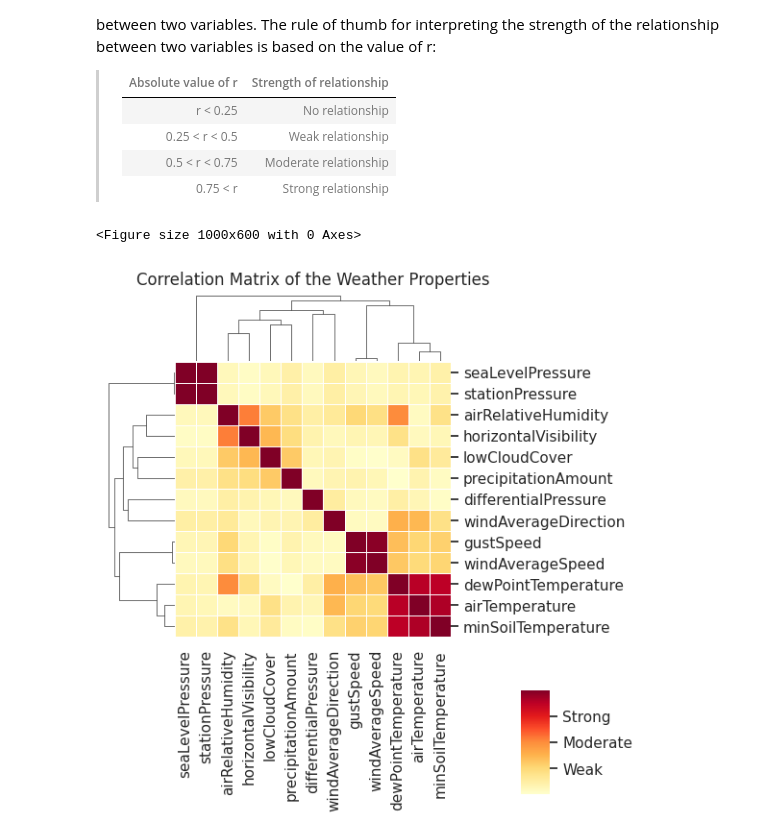
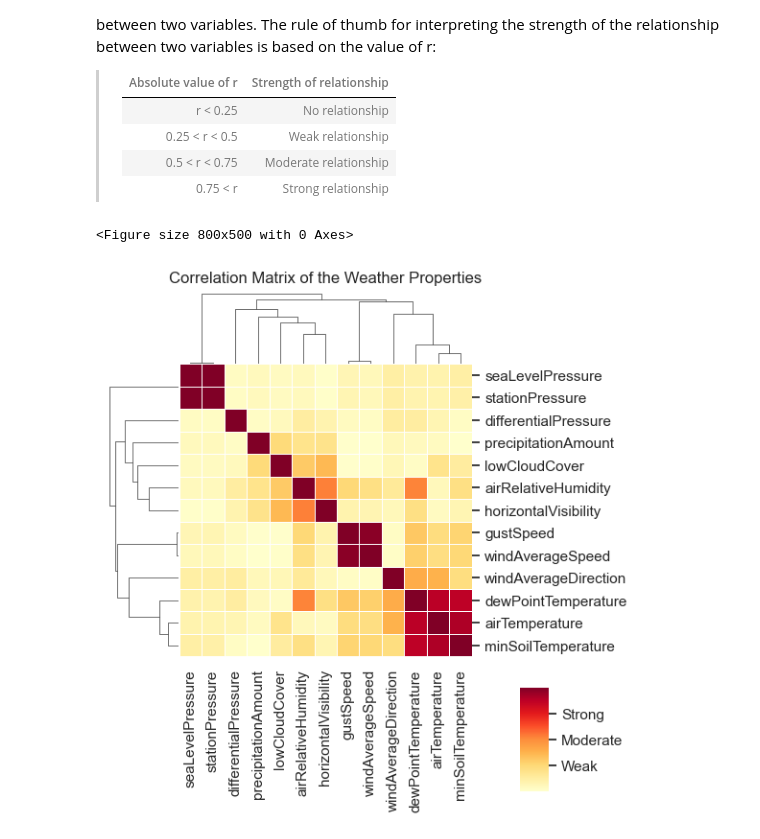
Before and after one commit to Wimmics/kgstat, a Jupyter notebook: KG_and_Regression_Python.ipynb, the cells around one changed output. Saved outputs shown, nothing was run; the diff lists cells and outputs as text; code cells hidden in the pictures.

```diff
--- a/KG_and_Regression_Python.ipynb
+++ b/KG_and_Regression_Python.ipynb
@@ -701,7 +665,7 @@ The fourth _Residuals vs Leverage_ plot can help to detect the outliers. Look fo
 import scipy.stats as stats
 
 plt.figure(figsize=(8,5))
-sns.set_theme()
+sns.set_theme(font_scale = 0.8)
 
 # Plot Residuals vs. Fitted
 y_pred = lr.predict(X)
@@ -737,11 +701,6 @@ plt.title('Scale-Location')
 plt.ylabel('sqrt(abs(Residuals))')
 plt.xlabel('Fitted value')
 
-#TODO: figure out how to plot 'Residuals vs. Leverage'
-# bit it is not absolutely nesessary as we don't use this plot
-
 plt.tight_layout()
 plt.show()
-
-#TODO: work on fontsize to make the plots look prettier
 # %% [output]
@@ -831,44 +813,35 @@ We will perform some basic data manipulations like excluding duplicates, outlier
 # %%
+from sklearn.ensemble import IsolationForest
+from sklearn.neighbors import LocalOutlierFactor
+
 drop_duplicates = True
 drop_missing = True
 drop_outliers = True
-replace_outliers = False
 remove_constants = True
 
-print('Original data shape:', weather_data_all.shape)
+print(f'Original data shape: {weather_data_all.shape}')
 
 if drop_duplicates:
   weather_data_all.drop_duplicates(subset=['time', 'prop'], inplace=True)
-  print('Deduplicated shape:', weather_data_all.shape)
+  print(f'Deduplicated shape: {weather_data_all.shape}')
 
 # Convert to wide format
-weather_data_all_wide = weather_data_all.pivot(index='time', columns='prop', values='value' ).reset_index()
+weather_data_all_wide = weather_data_all.pivot(index='time', columns='prop', values='value' )#.reset_index()
 
-print('Wide format data shape:',  weather_data_all_wide.shape)
+print(f'Wide format data shape: {weather_data_all_wide.shape}')
 
 if drop_missing:
   weather_data_all_wide.dropna(inplace=True)
   print(f'Missing values removed, new shape: {weather_data_all_wide.shape}' )
 
-#TODO: possibly improve with scikit-learn or write an explanation of z-score
-#based outlier detection
 if drop_outliers:
-  from scipy import stats
-  cols = list(weather_data_all_wide.drop(columns='time').columns)
-  # Calculate z-score
-  z_scores = np.abs(stats.zscore(weather_data_all_wide[cols]))
-  # Remove rows with z-score > 3 (0.3%)
-  outlier_mask = np.any(z_scores > 3, axis=1)
-  # Save outliers rows for analysis
-  weather_data_outliers = weather_data_all_wide[outlier_mask]
-  weather_data_all_wide.drop(axis=0, index=weather_data_outliers.index, inplace=True)
-  print(f'Outliers removed {outlier_mask.sum()}, new shape: {weather_data_all_wide.shape}' )
+    # Predict outliers
+    outlier_preds = IsolationForest(contamination=0.05, random_state=42)\
+                    .fit_predict(weather_data_all_wide)
 
-if replace_outliers:
-  from scipy import stats
-  cols = list(weather_data_all_wide.drop(columns='time').columns)
-  z_scores = np.abs(stats.zscore(weather_data_all_wide[cols]))
-  #finish
+    mult_outliers = weather_data_all_wide.loc[outlier_preds == -1]
+    weather_data_all_wide.drop(axis=0, index=mult_outliers.index, inplace=True)
+    print(f'Outliers removed {mult_outliers.shape[0]}, new shape: {weather_data_all_wide.shape}' )
 
 if remove_constants:
   descr = weather_data_all_wide.describe().transpose()
@@ -898,27 +871,27 @@ We calculate the Pearson correlation coefficient (r), which measures a linear de
 # Correlation is easy to calculate using pandas method
 r = weather_data_all_wide.corr(method='pearson', numeric_only=True)
 # %%
-plt.figure(figsize=(10, 6))
+plt.figure(figsize=(8, 5))
 sns.set_theme()
 
 r_labels = ['No relationship', 'Weak', 'Moderate', 'Strong']
 r_levels = [0.0, 0.25, 0.5, 0.75]
 
 cm = sns.clustermap(np.abs(r), annot=False, cmap='YlOrRd', fmt=".2f",
                linewidths=0.5, figsize=(6,6),
                cbar_pos=(0.75, 0.1, 0.05, 0.18),
                cbar_kws={'ticks': r_levels} )
 
 #cm.cax.set_visible(False)
 cm.ax_heatmap.set_xlabel('')
 cm.ax_heatmap.set_ylabel('')
 cm.ax_heatmap.set_title('Correlation Matrix of the Weather Properties', y=1.25)
 cm.ax_cbar.set_yticklabels(labels=r_labels)
 
 plt.show()
 # %% [output]
-<Figure size 1000x600 with 0 Axes>
+<Figure size 800x500 with 0 Axes>
-[figure, old version]
+[figure, new version]
 # %% [markdown]
 OBSERVATIONS AND CONCLUSIONS
 
```
Also changed, not shown: parts of 66 cells of this notebook.
